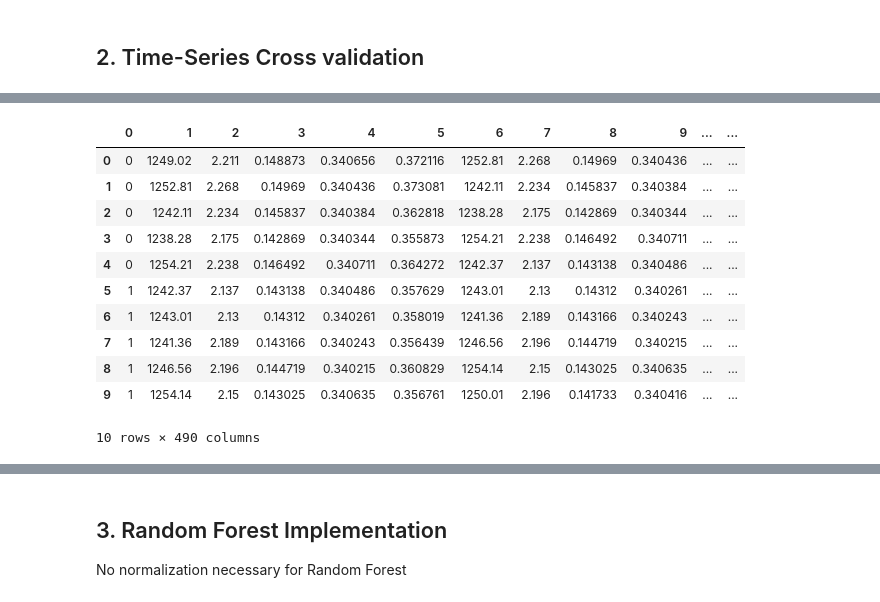
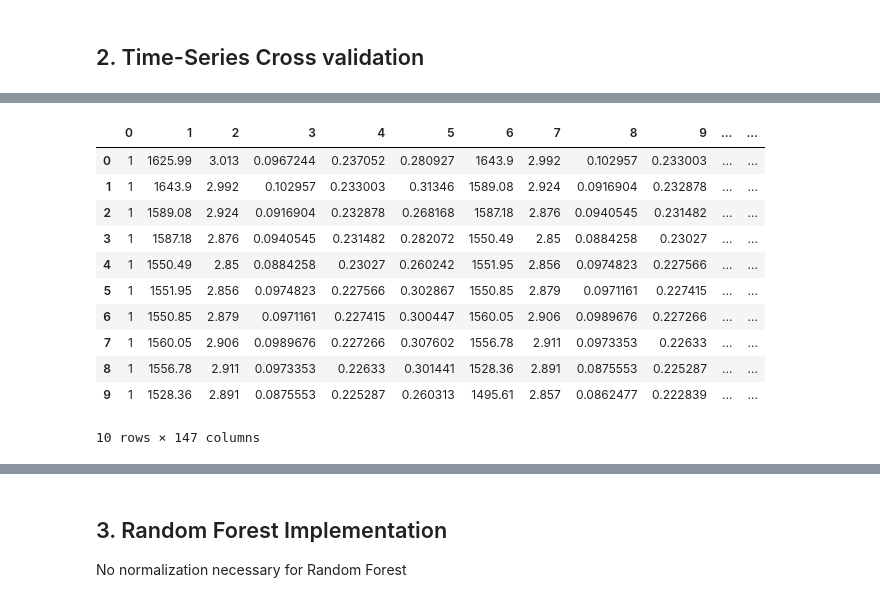
Before and after one commit to elisawarner/Stock_Project, a Jupyter notebook: Python/Random_Forest.ipynb, the cells around one changed output, grey strips where cells are left out. Cells and saved outputs as stored; diff of their text form; code cells hidden in the pictures.

Commit message:
Balance val set, fix feature set creation, non-overlapping windows, weekly GT data

```diff
--- a/Python/Random_Forest.ipynb
+++ b/Python/Random_Forest.ipynb
@@ -109,4 +113,4 @@ train.shape
 # %%
-train = train[:,1:] # drop date
+train = train[2:,1:] # drop date
 train
 # %% [output]
@@ -180,11 +164,18 @@ def time_cross(array, time_shift = 0, size_train_set = 365, size_val_set = 100,
 
     ### Optional: stratify
     revised_trainDataPartition = []
+    revised_valDataPartition = []
+
     for i in range(len(trainDataPartition)):
         trainset = trainDataPartition[i]
+        valset = valDataPartition[i] # Do the same for validation set
         #print(trainset)
-        records = trainset[:,0] # record of labels
-        #print(sum(records == 1), sum(records == 0))
+        records = trainset[:,0] # record of labels for training set
+        records_val = valset[:, 0] # record of labels for validation set
+        print(sum(records == 1), sum(records == 0))
+        print(sum(records_val == 1), sum(records_val == 0))
+
+        ############ FOR TRAINING SET ################
         if sum(records == 1) == 0 or sum(records == 0) == 0:
             revised_trainDataPartition.append(np.nan)
         elif sum(records == 1) > sum(records == 0):
@@ -196,6 +187,7 @@ def time_cross(array, time_shift = 0, size_train_set = 365, size_val_set = 100,
                     records = np.delete(records, r)
 
             revised_trainDataPartition.append(trainset)
+
         else:
             while sum(records == 1) <= 1.3 * sum(records == 0):
                 r = round(np.random.rand() * (trainset.shape[0]-1))
@@ -206,11 +198,31 @@ def time_cross(array, time_shift = 0, size_train_set = 365, size_val_set = 100,
             revised_trainDataPartition.append(trainset)
         #print(sum(records == 1), sum(records == 0))
 
+        ############## FOR VALIDATION SET ################
+        if sum(records_val == 1) == 0 or sum(records_val == 0) == 0:
+            revised_valDataPartition.append(np.nan)
+        elif sum(records_val == 1) > sum(records_val == 0):
+            while sum(records_val == 1) >= 1.3 * sum(records_val == 0):
+                r = round(np.random.rand() * (valset.shape[0]-1))
+                #print(r)
+                if records_val[r] == 1:
+                    valset = np.delete(valset, r, 0)
+                    records_val = np.delete(records_val, r)
+            revised_valDataPartition.append(valset)
+        else:
+            while sum(records_val == 1) <= 1.3 * sum(records_val == 0):
+                r = round(np.random.rand() * (valset.shape[0]-1))
+                if records_val[r] == 0:
+                    valset = np.delete(valset, r, 0)
+                    records_val = np.delete(records_val, r)
+
+            revised_valDataPartition.append(valset)
+
     group = len(revised_trainDataPartition)
-    print(group)
+    group_val = len(revised_valDataPartition)
+    print('Number of groups:', group, group_val)
 
-    return revised_trainDataPartition, valDataPartition, group
+    return revised_trainDataPartition, revised_valDataPartition, group
 # %%
-trainDataPartition, valDataPartition, group = time_cross(train, 0, 260, 100, 30)
-print(len(trainDataPartition), len(valDataPartition))
+trainDataPartition, valDataPartition, group = time_cross(train, 0, 252, 200, 30)
 # %% [output]
@@ -219,16 +246,16 @@ print(len(trainDataPartition), len(valDataPartition))
 # %%
-t = pd.DataFrame(valDataPartition[0])
+t = pd.DataFrame(valDataPartition[14])
 t.head(n=10)
 # %% [output]
 |  | 0 | 1 | 2 | 3 | 4 | 5 | 6 | 7 | 8 | 9 | ... | ... |
-| 0 | 0 | 1249.02 | 2.211 | 0.148873 | 0.340656 | 0.372116 | 1252.81 | 2.268 | 0.14969 | 0.340436 | ... | ... |
-| 1 | 0 | 1252.81 | 2.268 | 0.14969 | 0.340436 | 0.373081 | 1242.11 | 2.234 | 0.145837 | 0.340384 | ... | ... |
-| 2 | 0 | 1242.11 | 2.234 | 0.145837 | 0.340384 | 0.362818 | 1238.28 | 2.175 | 0.142869 | 0.340344 | ... | ... |
-| 3 | 0 | 1238.28 | 2.175 | 0.142869 | 0.340344 | 0.355873 | 1254.21 | 2.238 | 0.146492 | 0.340711 | ... | ... |
-| 4 | 0 | 1254.21 | 2.238 | 0.146492 | 0.340711 | 0.364272 | 1242.37 | 2.137 | 0.143138 | 0.340486 | ... | ... |
-| 5 | 1 | 1242.37 | 2.137 | 0.143138 | 0.340486 | 0.357629 | 1243.01 | 2.13 | 0.14312 | 0.340261 | ... | ... |
-| 6 | 1 | 1243.01 | 2.13 | 0.14312 | 0.340261 | 0.358019 | 1241.36 | 2.189 | 0.143166 | 0.340243 | ... | ... |
-| 7 | 1 | 1241.36 | 2.189 | 0.143166 | 0.340243 | 0.356439 | 1246.56 | 2.196 | 0.144719 | 0.340215 | ... | ... |
-| 8 | 1 | 1246.56 | 2.196 | 0.144719 | 0.340215 | 0.360829 | 1254.14 | 2.15 | 0.143025 | 0.340635 | ... | ... |
-| 9 | 1 | 1254.14 | 2.15 | 0.143025 | 0.340635 | 0.356761 | 1250.01 | 2.196 | 0.141733 | 0.340416 | ... | ... |
+| 0 | 1 | 1625.99 | 3.013 | 0.0967244 | 0.237052 | 0.280927 | 1643.9 | 2.992 | 0.102957 | 0.233003 | ... | ... |
+| 1 | 1 | 1643.9 | 2.992 | 0.102957 | 0.233003 | 0.31346 | 1589.08 | 2.924 | 0.0916904 | 0.232878 | ... | ... |
+| 2 | 1 | 1589.08 | 2.924 | 0.0916904 | 0.232878 | 0.268168 | 1587.18 | 2.876 | 0.0940545 | 0.231482 | ... | ... |
+| 3 | 1 | 1587.18 | 2.876 | 0.0940545 | 0.231482 | 0.282072 | 1550.49 | 2.85 | 0.0884258 | 0.23027 | ... | ... |
+| 4 | 1 | 1550.49 | 2.85 | 0.0884258 | 0.23027 | 0.260242 | 1551.95 | 2.856 | 0.0974823 | 0.227566 | ... | ... |
+| 5 | 1 | 1551.95 | 2.856 | 0.0974823 | 0.227566 | 0.302867 | 1550.85 | 2.879 | 0.0971161 | 0.227415 | ... | ... |
+| 6 | 1 | 1550.85 | 2.879 | 0.0971161 | 0.227415 | 0.300447 | 1560.05 | 2.906 | 0.0989676 | 0.227266 | ... | ... |
+| 7 | 1 | 1560.05 | 2.906 | 0.0989676 | 0.227266 | 0.307602 | 1556.78 | 2.911 | 0.0973353 | 0.22633 | ... | ... |
+| 8 | 1 | 1556.78 | 2.911 | 0.0973353 | 0.22633 | 0.301441 | 1528.36 | 2.891 | 0.0875553 | 0.225287 | ... | ... |
+| 9 | 1 | 1528.36 | 2.891 | 0.0875553 | 0.225287 | 0.260313 | 1495.61 | 2.857 | 0.0862477 | 0.222839 | ... | ... |
-10 rows × 490 columns
+10 rows × 147 columns
```
Also changed, not shown: parts of 18 cells of this notebook, 4 other files.
